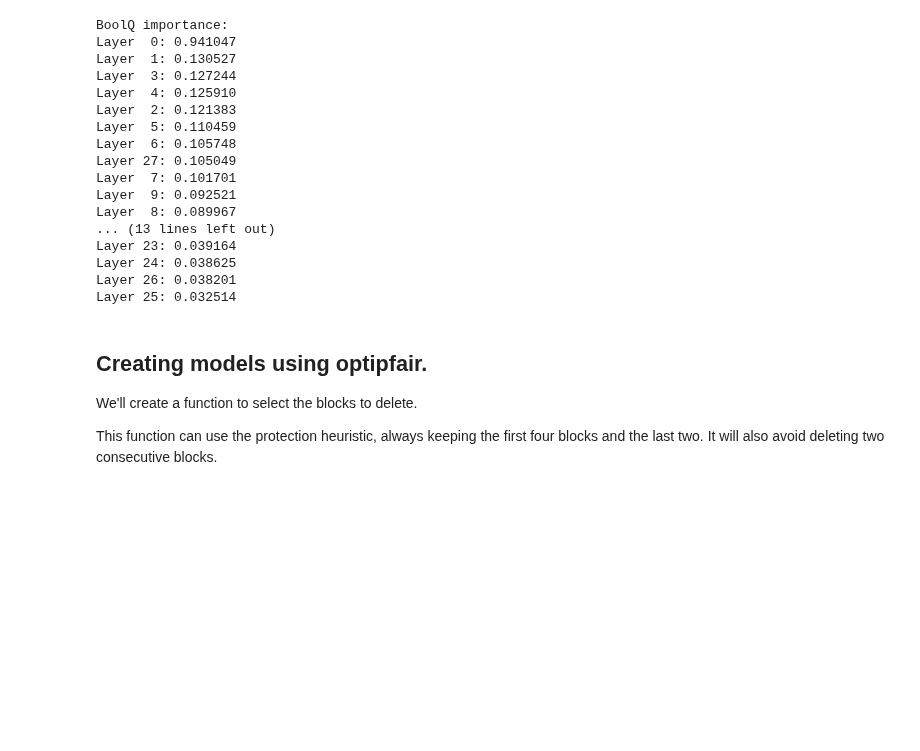
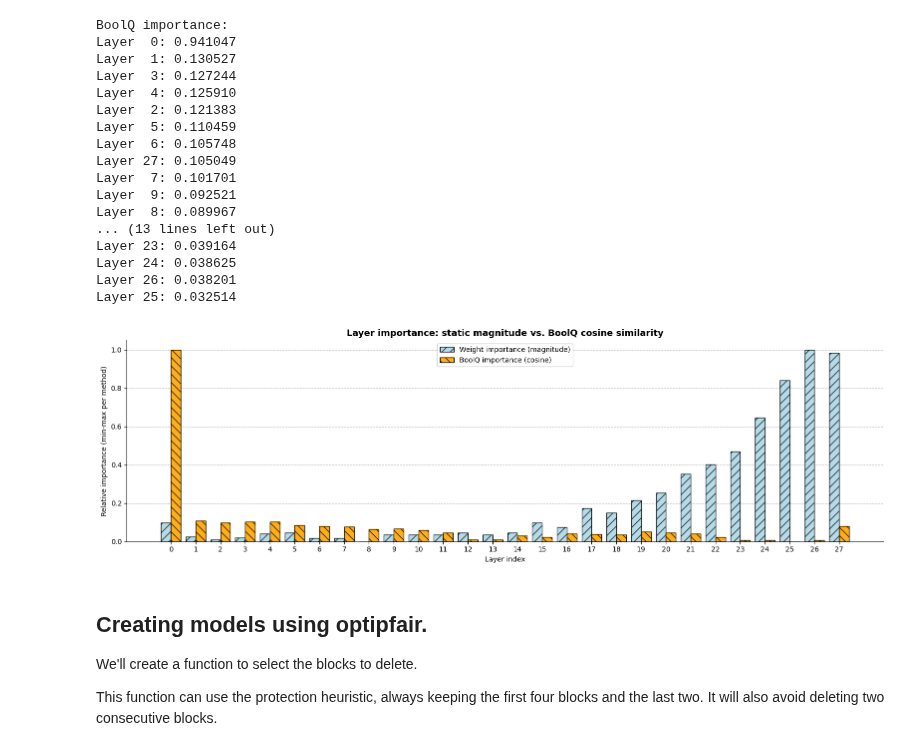
Before and after one commit to peremartra/Rearchitecting-LLMs, a Jupyter notebook: CH04/CH04_NB01_Cosine_Similarity_BoolQ.ipynb, the cells around one changed output. Drawn from its saved outputs; the diff is of its cells as text; code cells hidden in the pictures; blank space fills up the shorter version.

```diff
--- a/CH04/CH04_NB01_Cosine_Similarity_BoolQ.ipynb
+++ b/CH04/CH04_NB01_Cosine_Similarity_BoolQ.ipynb
@@ -272,3 +265,17 @@ layers_to_remove = [idx for idx, _ in layer_magnitudes[:4]]  # Remove layers wit
 print(layers_to_remove)
 # %% [output]
 [8, 2, 7, 6]
+# %%
+# Normalize each layer's total parameter magnitude by the maximum observed magnitude.
+# Using divide-by-max so that 1.0 = the heaviest layer and 0.0 would only occur
+# for a truly empty layer (never in practice).
+layer_magnitudes_raw = []
+for i, layer in enumerate(model.model.layers):
+    magnitude = calculate_layer_magnitude(layer)
+    layer_magnitudes_raw.append((i, magnitude))
+
+max_magnitude = max(mag for _, mag in layer_magnitudes_raw)
+weight_importance = {i: mag / max_magnitude for i, mag in layer_magnitudes_raw}
+
+print("Weight importance (magnitude-based, normalized):")
+print_sorted_importance(weight_importance)
@@ -525,6 +547,49 @@ Layer 23: 0.039164
 Layer 24: 0.038625
 Layer 26: 0.038201
 Layer 25: 0.032514
+# %%
+import matplotlib.pyplot as plt
+import numpy as np
+
+layers = list(range(len(model.model.layers)))
+weight_vals = [weight_importance[i] for i in layers]
+boolq_vals  = [boolq_importance[i]  for i in layers]
+
+def minmax(values):
+    lo, hi = min(values), max(values)
+    return [(v - lo) / (hi - lo) for v in values]
+
+weight_norm = minmax(weight_vals)
+boolq_norm  = minmax(boolq_vals)
+
+x     = np.arange(len(layers))
+width = 0.4
+
+fig, ax = plt.subplots(figsize=(16, 5))
+fig.patch.set_facecolor('white')
+ax.set_facecolor('white')
+
+ax.bar(x - width/2, weight_norm, width,
+       label='Weight importance (magnitude)',
+       color='lightblue', hatch='//', edgecolor='black', alpha=0.9)
+ax.bar(x + width/2, boolq_norm, width,
+       label='BoolQ importance (cosine)',
+       color='orange', hatch='\\\\', edgecolor='black', alpha=0.9)
+
+ax.set_xlabel('Layer index')
+ax.set_ylabel('Relative importance (min-max per method)')
+ax.set_title('Layer importance: static magnitude vs. BoolQ cosine similarity',
+             fontsize=13, fontweight='bold')
+ax.set_xticks(x)
+ax.set_xticklabels(layers)
+ax.yaxis.grid(True, linestyle='--', alpha=0.6, color='gray')
+ax.set_axisbelow(True)
+ax.spines[['top', 'right']].set_visible(False)
+ax.legend()
+plt.tight_layout()
+plt.show()
+# %% [output]
+[figure, added]
 # %% [markdown]
 ## Creating models using optipfair.
 
```
Also changed, not shown: parts of 13 cells of this notebook.
